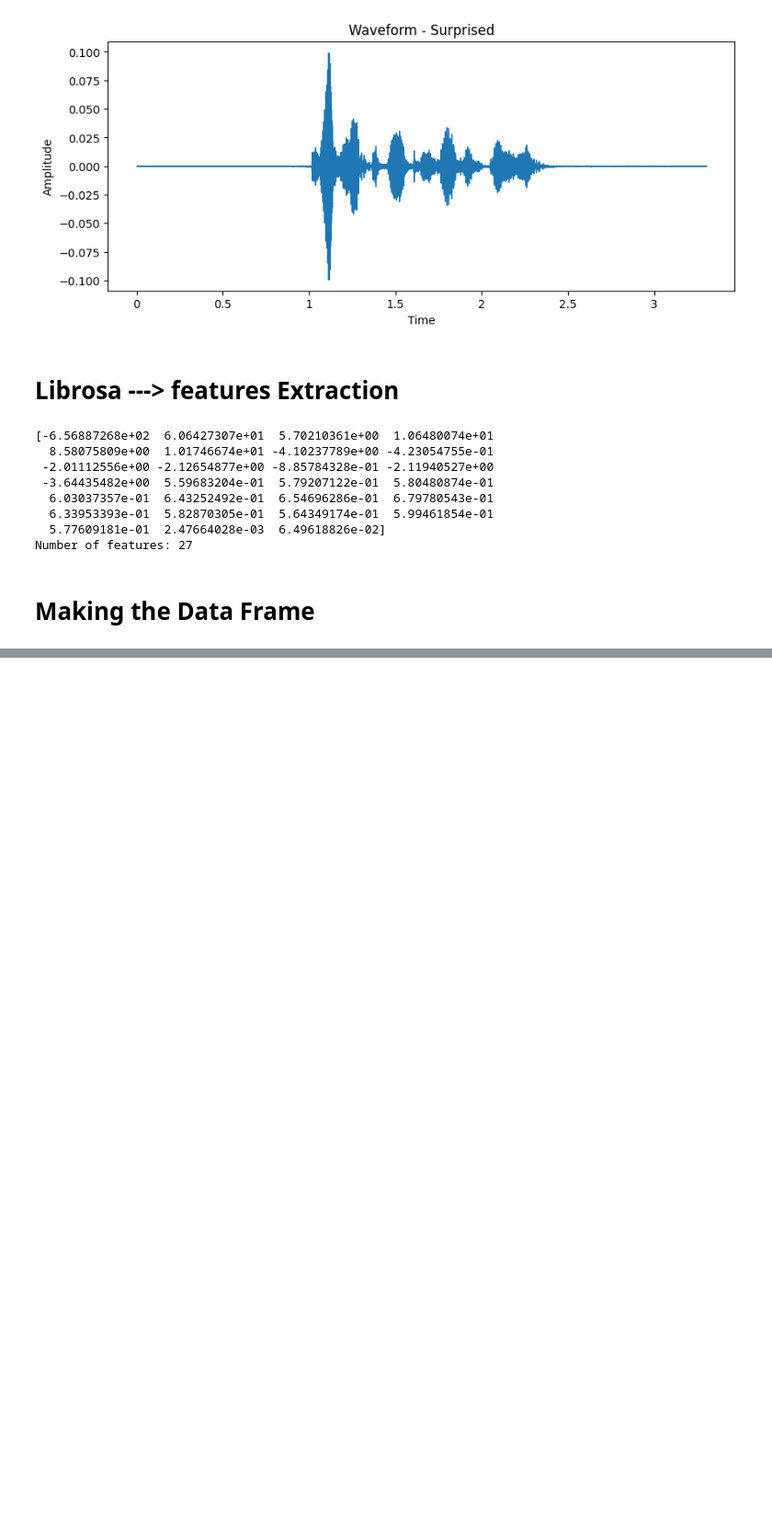
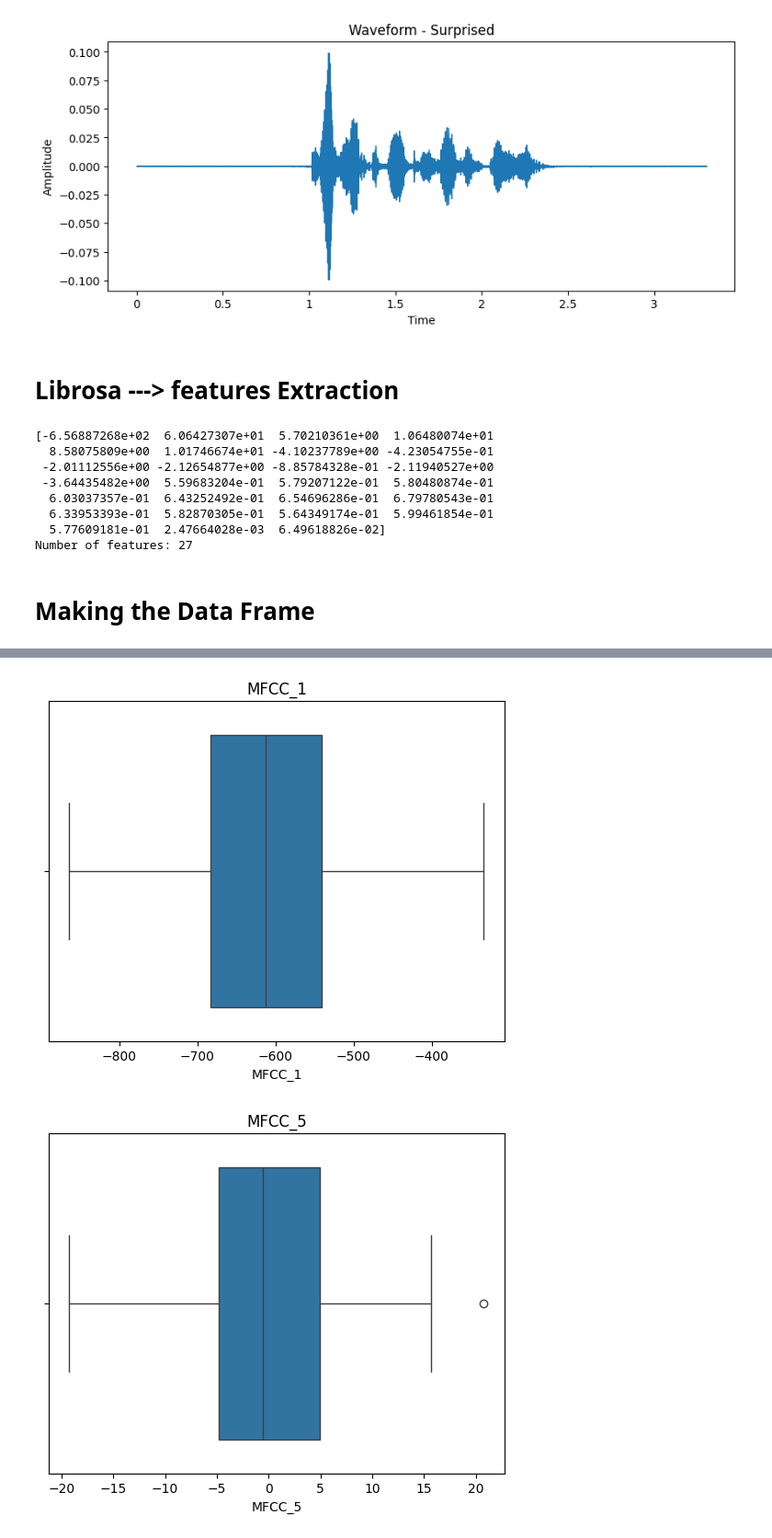
Before and after one commit to Syeda-RGB/ML-Series, a Jupyter notebook: 06_Speech_Emotion_Recognition/Speech_Emotion_Recognition.ipynb, the cells around one changed output, grey strips where cells are left out. Shown at 92% size. Drawn from its saved outputs; the diff is of its cells as text; code cells hidden in the pictures; blank space fills up the shorter version.

```diff
--- a/06_Speech_Emotion_Recognition/Speech_Emotion_Recognition.ipynb
+++ b/06_Speech_Emotion_Recognition/Speech_Emotion_Recognition.ipynb
@@ -190,0 +224,9 @@ SyntaxError: invalid syntax (1989441830.py, line 1)
+# %%
+# Box plot
+for fea in selected_features:
+    sns.boxplot(data=df, x=fea)
+    plt.title(fea)
+    plt.show()
+# %% [output]
+[figure, added]
+[figure, added]
```
Also changed, not shown: parts of 35 cells of this notebook.
